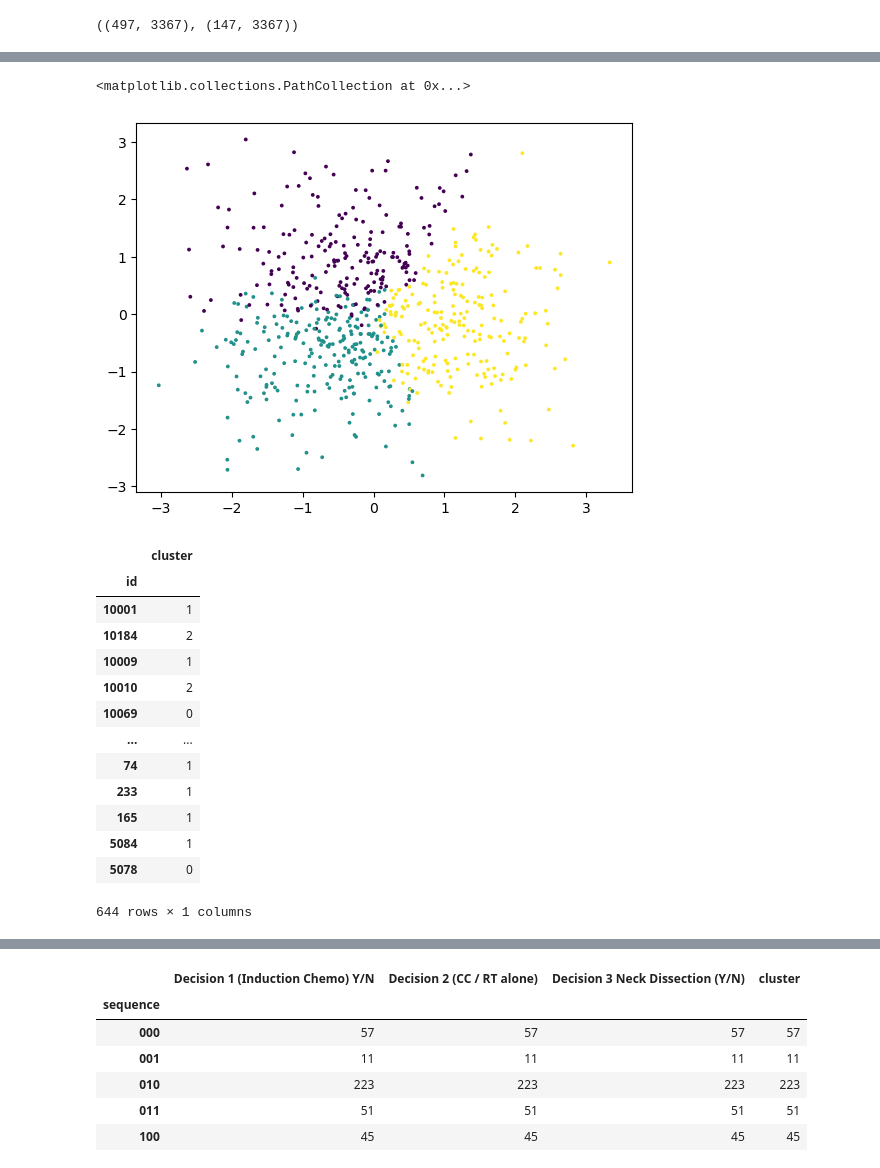
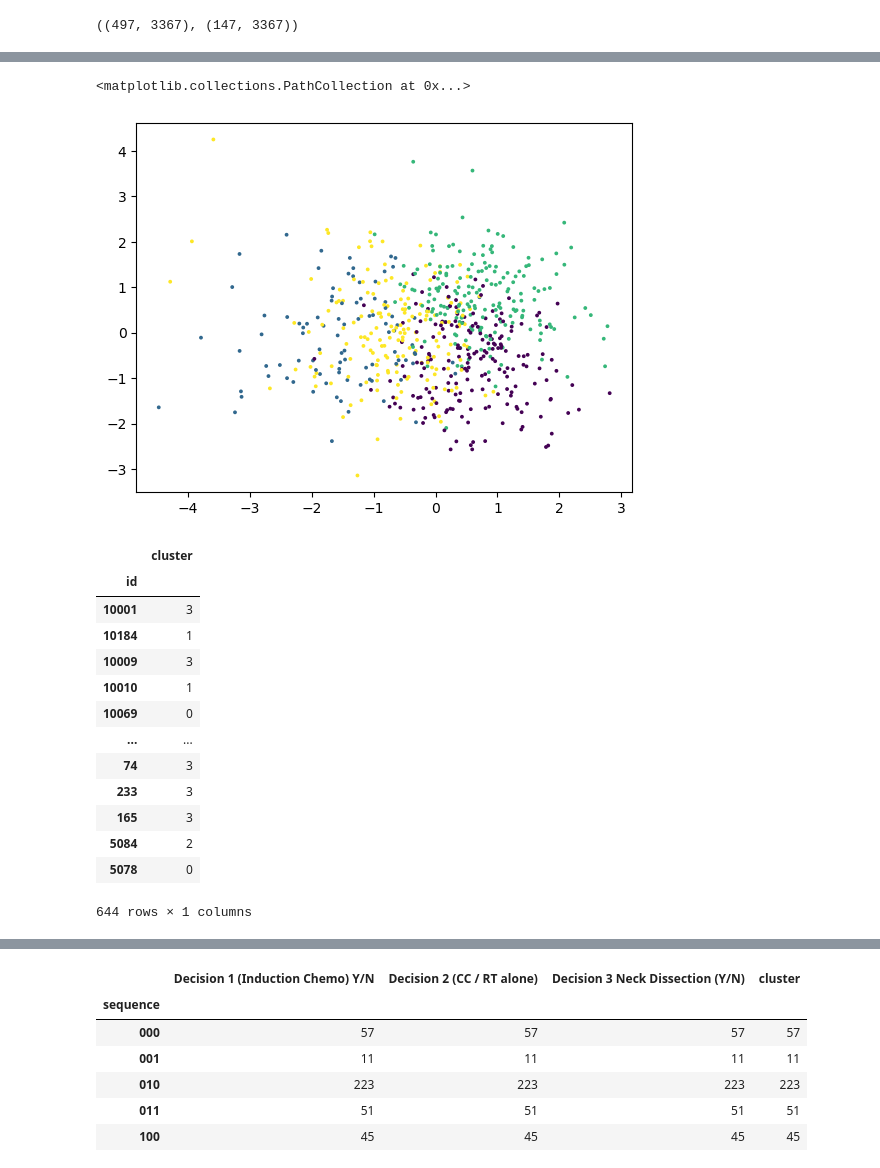
Before and after one commit to uic-evl/DigitalTwinVis, a Jupyter notebook: python/RadiomicClustering.ipynb, the cells around one changed output, grey strips where cells are left out. Drawn from its saved outputs; the diff is of its cells as text; code cells hidden in the pictures.

Commit message:
updated and saved radiomics vae and reran results

```diff
--- a/python/RadiomicClustering.ipynb
+++ b/python/RadiomicClustering.ipynb
@@ -46,7 +46,7 @@ class Encoder(torch.nn.Module):
     def __init__(self,
                  input_shape,
                  embedding_size = 5,
-                 hidden_dims = [200,200],
+                 hidden_dims = [1000,1000],
                  input_dropout = .1,
                  pre_embedding_dropout = 0,
                  activation = torch.nn.ReLU,
@@ -79,7 +79,7 @@ class Decoder(torch.nn.Module):
     def __init__(self,
                  output_shape,
                  embedding_size = 5,
-                 hidden_dims = [200,200],
+                 hidden_dims = [1000,1000],
                  penultimate_dropout = .1,
                  embedding_dropout = 0,
                  activation = None,
@@ -160,7 +160,7 @@ class RadiomicsVAE(L.LightningModule):
         optimizer = torch.optim.Adam(self.parameters(), lr=self.lr)
         return optimizer
 
-model = RadiomicsVAE(x.shape[1],5,lr=.0001,kld_weight=0.1)
+model = RadiomicsVAE(x.shape[1],10,lr=.000001,kld_weight=0.1)
 model
 # %% [output]
 RadiomicsVAE(
@@ -183,12 +183,12 @@ RadiomicsVAE(
 # %%
 from lightning.pytorch.callbacks.early_stopping import EarlyStopping
 
-BATCHSIZE = 50
+BATCHSIZE = 5
 [xtrain,xval] = [torch.from_numpy(rm.loc[ids].values.astype('float')).type(torch.float32) for ids in [train_ids,test_ids]]
 normalize = lambda xx: (xx - xtrain.mean(axis=0))/(xtrain.std(axis=0) + .1)
 convert = lambda x: torch.utils.data.DataLoader(normalize(x),batch_size=BATCHSIZE)
-es = EarlyStopping(monitor='val_loss',mode='min',patience=20)
-trainer = L.Trainer(max_epochs=1000,callbacks=[es])
+es = EarlyStopping(monitor='val_loss',mode='min',patience=200)
+trainer = L.Trainer(max_epochs=10000,callbacks=[es])
 torch.set_float32_matmul_precision('medium')
 trainer.fit(model,convert(xtrain),convert(xval))
 # %% [output]
@@ -270,17 +377,17 @@ pd.read_csv('../data/radiomics_embeddings.csv')
 # %%
 import matplotlib.pyplot as plt
 from sklearn.cluster import KMeans, OPTICS, DBSCAN
 from sklearn.decomposition import PCA
-# clusters = DBSCAN(eps=.1).fit_predict(embedding)
+# clusters = DBSCAN().fit_predict(embedding)
 # clusters = OPTICS().fit_predict(embedding)
-clusters = KMeans(3).fit_predict(embedding)
+clusters = KMeans(4).fit_predict(embedding)
 plotvals = embedding
 if embedding.shape[1] > 2:
     plotvals = PCA(2).fit_transform(embedding)
 plt.scatter(plotvals[:,0],plotvals[:,1],s=3,c=clusters)
 # %% [output]
 <matplotlib.collections.PathCollection at 0x...>
-[figure, old version]
+[figure, new version]
 # %%
 temp = pd.Series(clusters,rm.index)
 temp.name = 'cluster'
@@ -289,16 +396,16 @@ pd.read_csv('../data/radiomics_clusters.csv').set_index("id")
 # %% [output]
 |  | cluster |
 | id |  |
-| 10001 | 1 |
-| 10184 | 2 |
-| 10009 | 1 |
-| 10010 | 2 |
+| 10001 | 3 |
+| 10184 | 1 |
+| 10009 | 3 |
+| 10010 | 1 |
 | 10069 | 0 |
 | ... | ... |
-| 74 | 1 |
-| 233 | 1 |
-| 165 | 1 |
-| 5084 | 1 |
+| 74 | 3 |
+| 233 | 3 |
+| 165 | 3 |
+| 5084 | 2 |
 | 5078 | 0 |
 644 rows × 1 columns
 # %%
```
Also changed, not shown: parts of 16 cells of this notebook, 14 other files.
